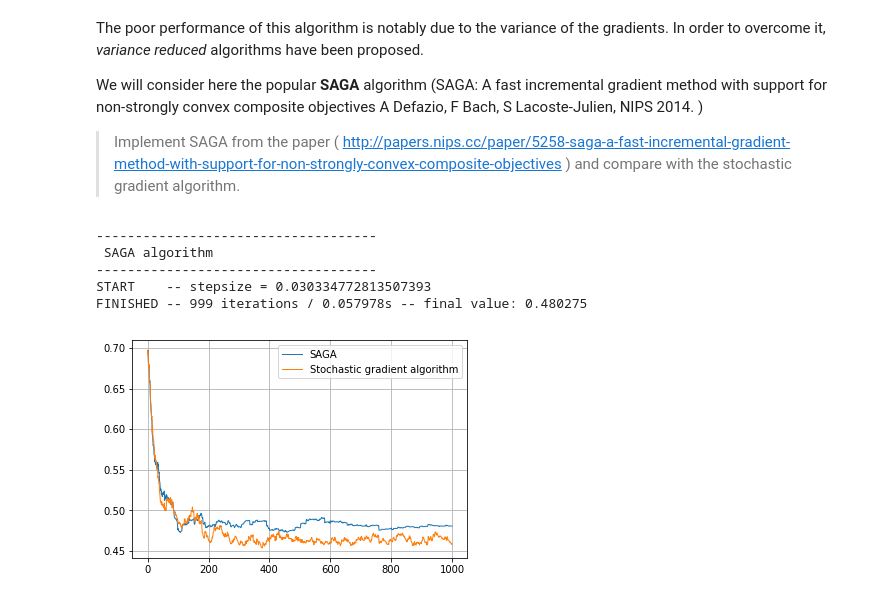
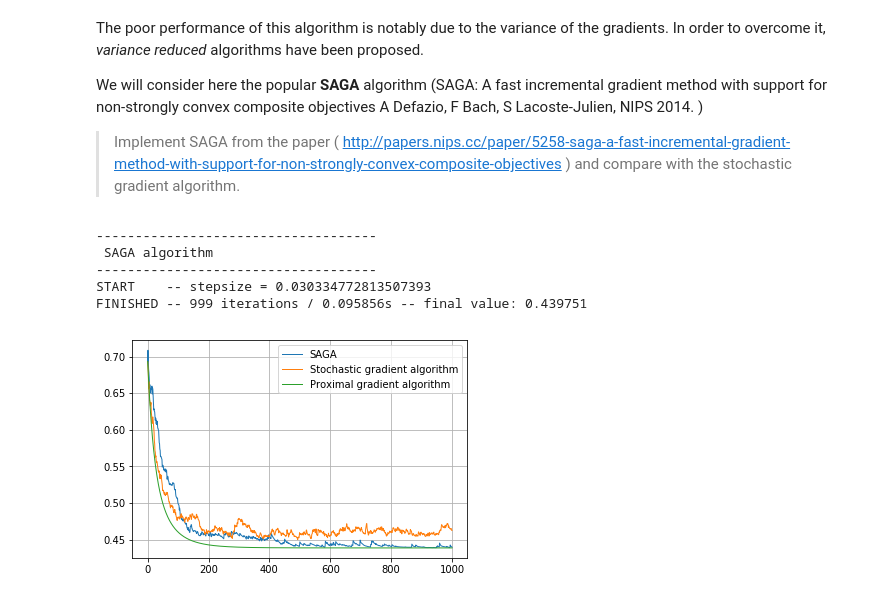
Before and after one commit to jiajieli67/Opt, a Jupyter notebook: NumericalOptimization-master/Opt/Lab7_VarRed/7_SVRG.ipynb, the cells around one changed output. Drawn from its saved outputs; the diff is of its cells as text; code cells hidden in the pictures.

```diff
--- a/NumericalOptimization-master/Opt/Lab7_VarRed/7_SVRG.ipynb
+++ b/NumericalOptimization-master/Opt/Lab7_VarRed/7_SVRG.ipynb
@@ -48,12 +48,12 @@ FINISHED -- 999 iterations / 2.618698s -- final value: 0.438712
 import matplotlib.pyplot as plt
 % matplotlib inline
 
-F = []
+F1 = []
 for i in range(x_tab.shape[0]):
-    F.append( pb.F(x_tab[i]))
+    F1.append( pb.F(x_tab[i]))
 
 plt.figure()
-plt.plot( F, color="black", linewidth=1.0, linestyle="-")
+plt.plot( F1, color="black", linewidth=1.0, linestyle="-")
 plt.grid(True)
 plt.show()
 # %% [output]
@@ -153,7 +156,7 @@ A Defazio, F Bach, S Lacoste-Julien, NIPS 2014. )
 
 > Implement SAGA from the paper ( http://papers.nips.cc/paper/5258-saga-a-fast-incremental-gradient-method-with-support-for-non-strongly-convex-composite-objectives ) and compare with the stochastic gradient algorithm.
 # %%
-def SAGA(F , m, f_grad_ex, p0, x0 ,step, PREC , ITE_MAX , PRINT ):
+def SAGA(F , m, f_grad_ex, g_prox, p0, x0 ,step, PREC , ITE_MAX , PRINT ):
     x = np.copy(x0)
     x_tab = np.copy(x)
     p = np.copy(p0)
@@ -161,46 +164,46 @@ def SAGA(F , m, f_grad_ex, p0, x0 ,step, PREC , ITE_MAX , PRINT ):
         print("------------------------------------\n SAGA algorithm\n------------------------------------\nSTART    -- stepsize = {:0}".format(step))
     t_s =  timeit.default_timer()
     for k in range(ITE_MAX):
-        i = random.randint(0,m-1)
+        j = random.randint(0,m-1)
         #print(i)
-        grad_i = f_grad_ex(x,i)
-        g = grad_i - p[i] + np.sum(p,axis=0)/m
-        p[i] = grad_i
-        x = x - step*g  #######  ITERATION
+        grad_j = f_grad_ex(x,j)
+        w = x - step*(grad_j - p[j] + np.sum(p,axis=0)/m)
+        p[j] = grad_j
+        x = g_prox(w,step)  #######  ITERATION
         x_tab = np.vstack((x_tab,x))
 
     t_e =  timeit.default_timer()
     if PRINT:
         print("FINISHED -- {:d} iterations / {:.6f}s -- final value: {:f}\n\n".format(k,t_e-t_s,F(x)))
     return x,x_tab
 
 
 #### Parameter we give at our algorithm (see algoGradient.ipynb)
 PREC    = 1e-5                     # Sought precision
 ITE_MAX = 1000                      # Max number of iterations
 x0      = np.zeros(pb.n)              # Initial point
 step    = 1.0/pb.L
 p0 = np.zeros((pb.m,pb.n))
 
 ##### gradient algorithm
-random.seed(0)
-x,x_tab = SAGA(pb.F ,pb.m, pb.f_grad_ex , p0 , x0, step, PREC, ITE_MAX , True)
+x,x_tab = SAGA(pb.F ,pb.m, pb.f_grad_ex , pb.g_prox, p0 , x0, step, PREC, ITE_MAX , True)
 
 
 F3 = []
 for i in range(x_tab.shape[0]):
     F3.append( pb.F(x_tab[i]))
 
 plt.figure()
 plt.plot( F3, linewidth=1.0, linestyle="-", label = "SAGA")
 plt.plot( F2, linewidth=1.0, linestyle="-", label = "Stochastic gradient algorithm")
+plt.plot( F1, linewidth=1.0, linestyle="-", label = "Proximal gradient algorithm")
 plt.grid(True)
 plt.legend()
 plt.show()
 # %% [output]
 ------------------------------------
  SAGA algorithm
 ------------------------------------
 START    -- stepsize = 0.030334772813507393
-FINISHED -- 999 iterations / 0.057978s -- final value: 0.480275
+FINISHED -- 999 iterations / 0.095856s -- final value: 0.439751
-[figure, old version]
+[figure, new version]
```
Also changed, not shown: parts of 5 cells of this notebook, 2 other files.
